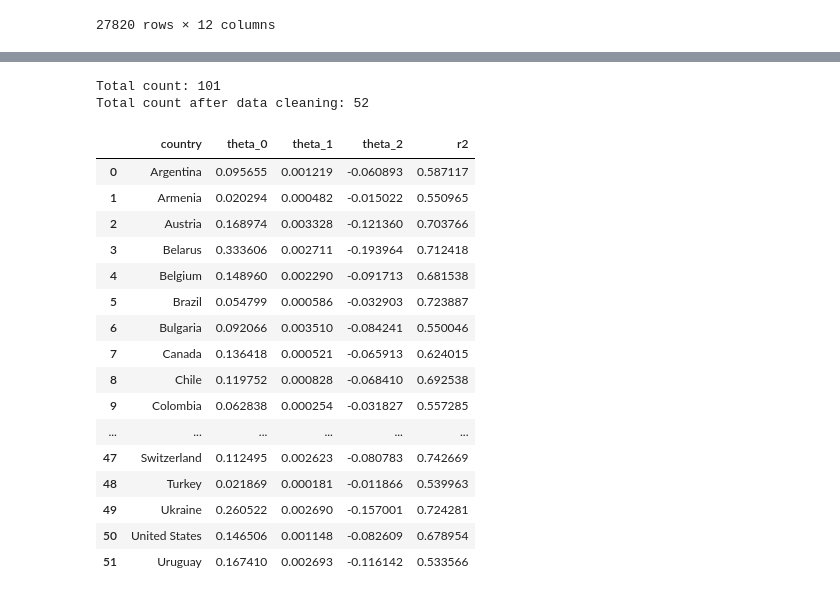
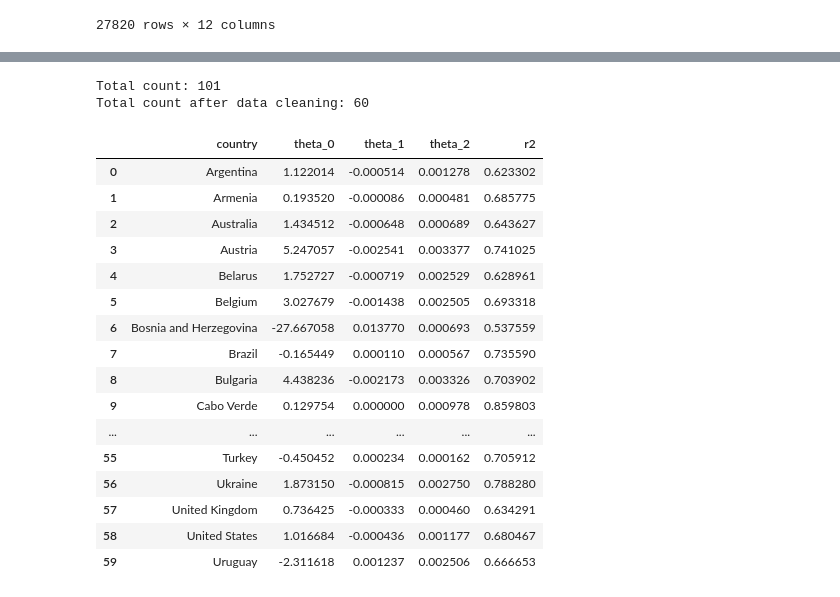
Before and after one commit to CSharpTeoMan911/Suicide-Rate-Prediction-ML-Model, a Jupyter notebook: Mental_Health_Prediction.ipynb, the cells around one changed output, grey strips where cells are left out. Cells and saved outputs as stored; diff of their text form; code cells hidden in the pictures.

```diff
--- a/Mental_Health_Prediction.ipynb
+++ b/Mental_Health_Prediction.ipynb
@@ -129,15 +149,6 @@ countries = pd.DataFrame(data["country"])
 # REMOVE DUPLICATE VALUES
 countries.drop_duplicates(inplace=True)
 
-
-
-# NORMALISE THE DATA
-data_copy = data.drop(columns=["num_sex", "num_age", "country"], axis=1)
-x = data_copy.values
-min_max_scaler = preprocessing.MinMaxScaler()
-x_scaled = min_max_scaler.fit_transform(x)
-data_copy = pd.DataFrame(x_scaled)
-data["suicides/100k pop"] = data_copy[0]
 
 
 
@@ -178,11 +189,11 @@ for country in countries["country"]:
 
 
     # SELECT THE 'num_age' AND 'num_sex' VALUES AS THE 'X1' AND 'X2' VALUES
-    x_train = np.asarray(train[curr_country.columns[2::]])
+    x_train = np.asarray(train[["year", "num_age", "num_sex"]])
 
 
     # SELECT THE 'suicides/100k pop' VALUE AS THE 'Y' VALUES
-    y_train = np.asarray(train[curr_country.columns[1]])
+    y_train = np.asarray(train[curr_country.columns[2]])
 
 
     # FIT THE X1, X2, AND Y VALUES IN THE LINEAR REGRESSION MODEL
@@ -199,10 +210,10 @@ for country in countries["country"]:
 
 
     # SELECT THE 'num_age' AND 'num_sex' VALUES AS THE 'X1' AND 'X2' VALUES FOR TESTING
-    x_test = np.asarray(test[curr_country.columns[2::]])
+    x_test = np.asarray(test[["year", "num_age", "num_sex"]])
 
     # SELECT THE 'suicides/100k pop' VALUE AS THE 'Y' VALUES FOR TESTING
-    y_test = np.asarray(test[curr_country.columns[1]])
+    y_test = np.asarray(test[curr_country.columns[2]])
 
     # PREDICT THE POSSIBLE VALUES OF Y BASED ON THE PROVIDED TESTING X VALUES
     y_predict = regr.predict(X=x_test)
@@ -224,42 +235,56 @@ res["r2"] = r2_arr
 # %%
 # CREATE A DATAFRAME FROM THE DICTIONARY GENERATED ABOVE
 result = pd.DataFrame(res)
 
 # COUNT THE TOTAL NUMBER OF ROWS WITHIN THE DATASET
 print("Total count: " + str(len(result)))
 
 # DROP ROWS THAT DO NOT MEET THE MINIMUM ACCURACY STANDARD OF A 0.5 'r2' VALUE
 result.drop((result[(result["r2"] < 0.5)]).index, inplace=True)
 result.drop((result[(result["theta_0"] == 0) & (result["theta_1"] == 0) & (result["theta_2"] == 0)]).index, inplace=True)
 result.dropna(inplace=True)
 
 # PRINT THE TOTAL NUMBER OF RESULTS AFTER THE DATA CLEANING
 print("Total count after data cleaning: " + str(len(result)))
 
+sex_class_data = pd.DataFrame(sex_classification, index=[0])
+sex_class_data_csv = sex_class_data.to_csv(index=False)
+
+age_class_data = pd.DataFrame(age_classification, index=[0])
+age_class_data_csv = age_class_data.to_csv(index=False)
+
 result_csv = result.to_csv(columns=result.columns[0::], index=False)
 
 with open(file="machine_learning_model.csv", mode="w") as csv_writter:
     csv_writter.write(result_csv)
     csv_writter.close()
 
+with open(file="sex_class_data.csv", mode="w") as csv_writter:
+    csv_writter.write(sex_class_data_csv)
+    csv_writter.close()
+
+with open(file="age_class_data.csv", mode="w") as csv_writter:
+    csv_writter.write(age_class_data_csv)
+    csv_writter.close()
+
 pd.read_csv(r"machine_learning_model.csv")
 # %% [output]
 Total count: 101
-Total count after data cleaning: 52
+Total count after data cleaning: 60
 |  | country | theta_0 | theta_1 | theta_2 | r2 |
-| 0 | Argentina | 0.095655 | 0.001219 | -0.060893 | 0.587117 |
-| 1 | Armenia | 0.020294 | 0.000482 | -0.015022 | 0.550965 |
-| 2 | Austria | 0.168974 | 0.003328 | -0.121360 | 0.703766 |
-| 3 | Belarus | 0.333606 | 0.002711 | -0.193964 | 0.712418 |
-| 4 | Belgium | 0.148960 | 0.002290 | -0.091713 | 0.681538 |
-| 5 | Brazil | 0.054799 | 0.000586 | -0.032903 | 0.723887 |
-| 6 | Bulgaria | 0.092066 | 0.003510 | -0.084241 | 0.550046 |
-| 7 | Canada | 0.136418 | 0.000521 | -0.065913 | 0.624015 |
-| 8 | Chile | 0.119752 | 0.000828 | -0.068410 | 0.692538 |
-| 9 | Colombia | 0.062838 | 0.000254 | -0.031827 | 0.557285 |
+| 0 | Argentina | 1.122014 | -0.000514 | 0.001278 | 0.623302 |
+| 1 | Armenia | 0.193520 | -0.000086 | 0.000481 | 0.685775 |
+| 2 | Australia | 1.434512 | -0.000648 | 0.000689 | 0.643627 |
+| 3 | Austria | 5.247057 | -0.002541 | 0.003377 | 0.741025 |
+| 4 | Belarus | 1.752727 | -0.000719 | 0.002529 | 0.628961 |
+| 5 | Belgium | 3.027679 | -0.001438 | 0.002505 | 0.693318 |
+| 6 | Bosnia and Herzegovina | -27.667058 | 0.013770 | 0.000693 | 0.537559 |
+| 7 | Brazil | -0.165449 | 0.000110 | 0.000567 | 0.735590 |
+| 8 | Bulgaria | 4.438236 | -0.002173 | 0.003326 | 0.703902 |
+| 9 | Cabo Verde | 0.129754 | 0.000000 | 0.000978 | 0.859803 |
 | ... | ... | ... | ... | ... | ... |
-| 47 | Switzerland | 0.112495 | 0.002623 | -0.080783 | 0.742669 |
-| 48 | Turkey | 0.021869 | 0.000181 | -0.011866 | 0.539963 |
-| 49 | Ukraine | 0.260522 | 0.002690 | -0.157001 | 0.724281 |
-| 50 | United States | 0.146506 | 0.001148 | -0.082609 | 0.678954 |
-| 51 | Uruguay | 0.167410 | 0.002693 | -0.116142 | 0.533566 |
+| 55 | Turkey | -0.450452 | 0.000234 | 0.000162 | 0.705912 |
+| 56 | Ukraine | 1.873150 | -0.000815 | 0.002750 | 0.788280 |
+| 57 | United Kingdom | 0.736425 | -0.000333 | 0.000460 | 0.634291 |
+| 58 | United States | 1.016684 | -0.000436 | 0.001177 | 0.680467 |
+| 59 | Uruguay | -2.311618 | 0.001237 | 0.002506 | 0.666653 |
```
Also changed, not shown: parts of 3 cells of this notebook, 3 other files.
